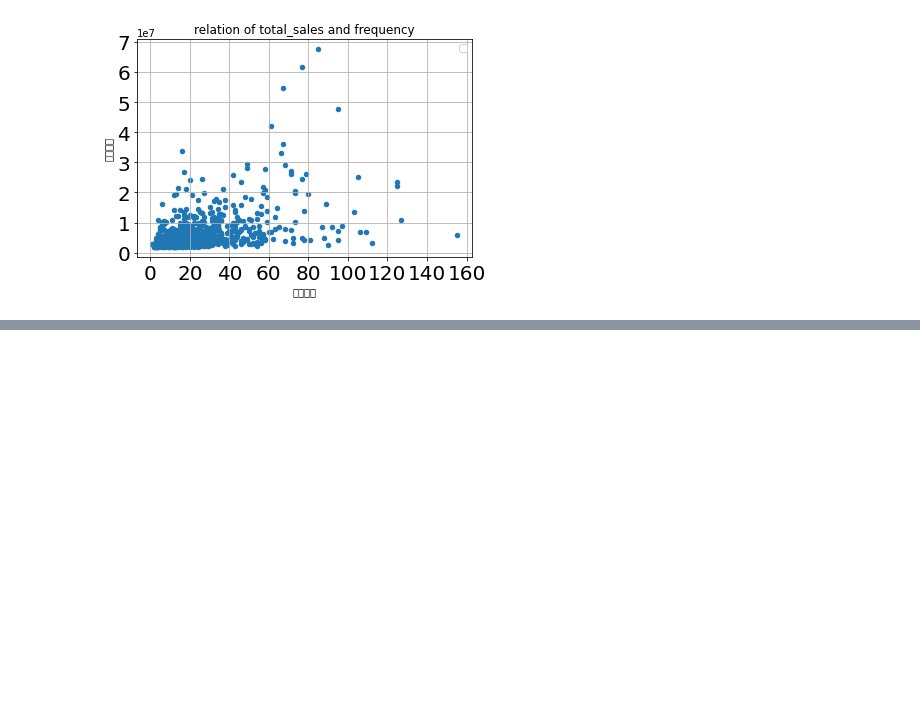
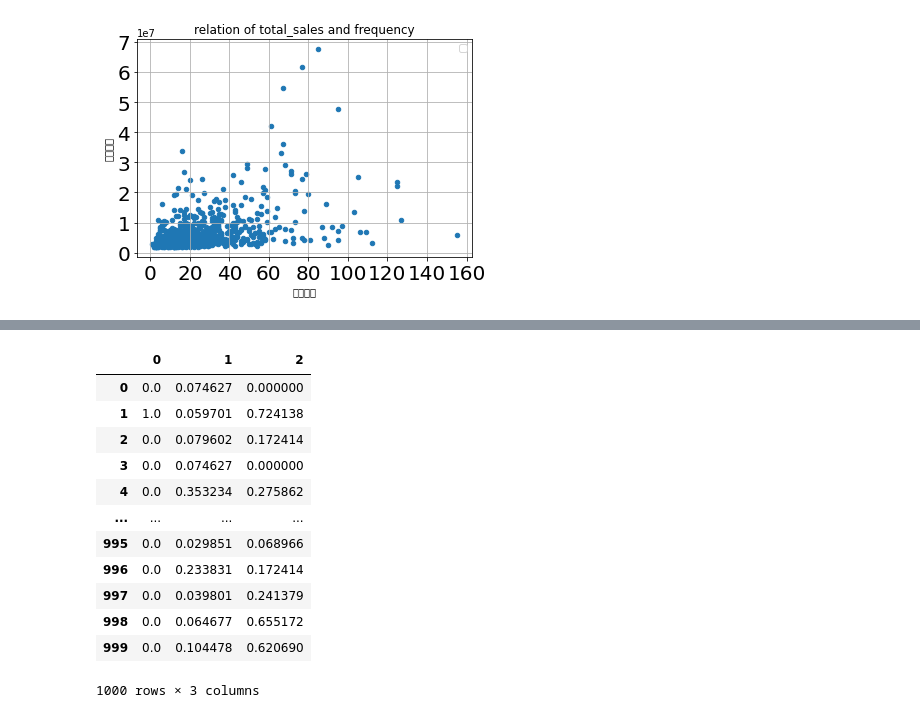
Before and after one commit to kyungmo90/Ubion-Python, a Jupyter notebook: 빅데이터_마케팅_분석_전문가_2.ipynb, the cells around one changed output, grey strips where cells are left out. Saved outputs shown, nothing was run; the diff lists cells and outputs as text; code cells hidden in the pictures; blank space fills up the shorter version.

```diff
--- a/빅데이터_마케팅_분석_전문가_2.ipynb
+++ b/빅데이터_마케팅_분석_전문가_2.ipynb
@@ -540,0 +698,22 @@ WARNING:matplotlib.legend:No handles with labels found to put in legend.
+# %%
+x = df2[["이탈여부", "방문빈도", "할인권_사용 횟수"]]
+scaler = MinMaxScaler()
+x_minmax = scaler.fit_transform(x)
+# %%
+x_minmax = pd.DataFrame(x_minmax)
+# %%
+x_minmax
+# %% [output]
+|  | 0 | 1 | 2 |
+| 0 | 0.0 | 0.074627 | 0.000000 |
+| 1 | 1.0 | 0.059701 | 0.724138 |
+| 2 | 0.0 | 0.079602 | 0.172414 |
+| 3 | 0.0 | 0.074627 | 0.000000 |
+| 4 | 0.0 | 0.353234 | 0.275862 |
+| ... | ... | ... | ... |
+| 995 | 0.0 | 0.029851 | 0.068966 |
+| 996 | 0.0 | 0.233831 | 0.172414 |
+| 997 | 0.0 | 0.039801 | 0.241379 |
+| 998 | 0.0 | 0.064677 | 0.655172 |
+| 999 | 0.0 | 0.104478 | 0.620690 |
+1000 rows × 3 columns
```
Also changed, not shown: parts of 17 cells of this notebook.
